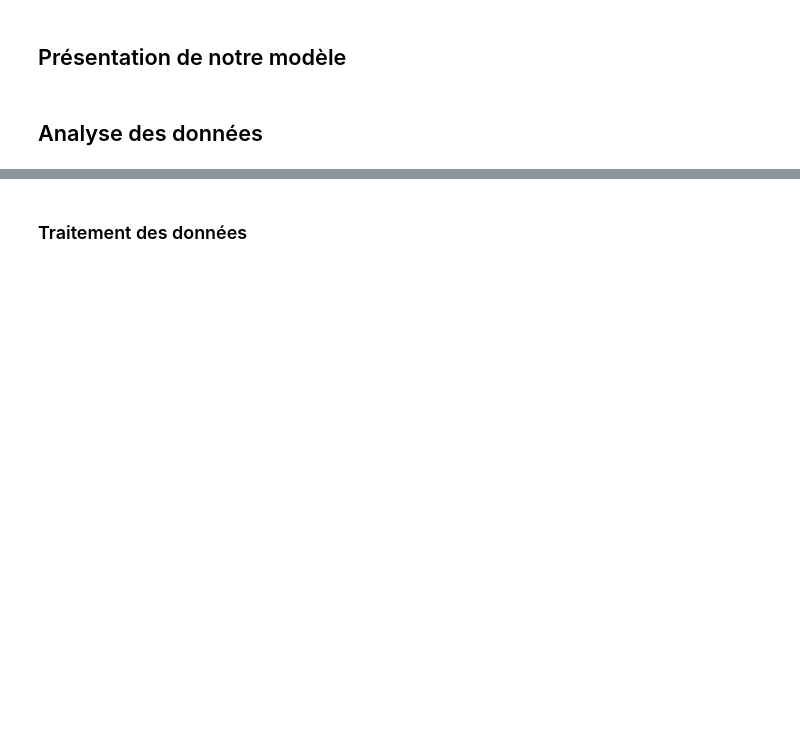
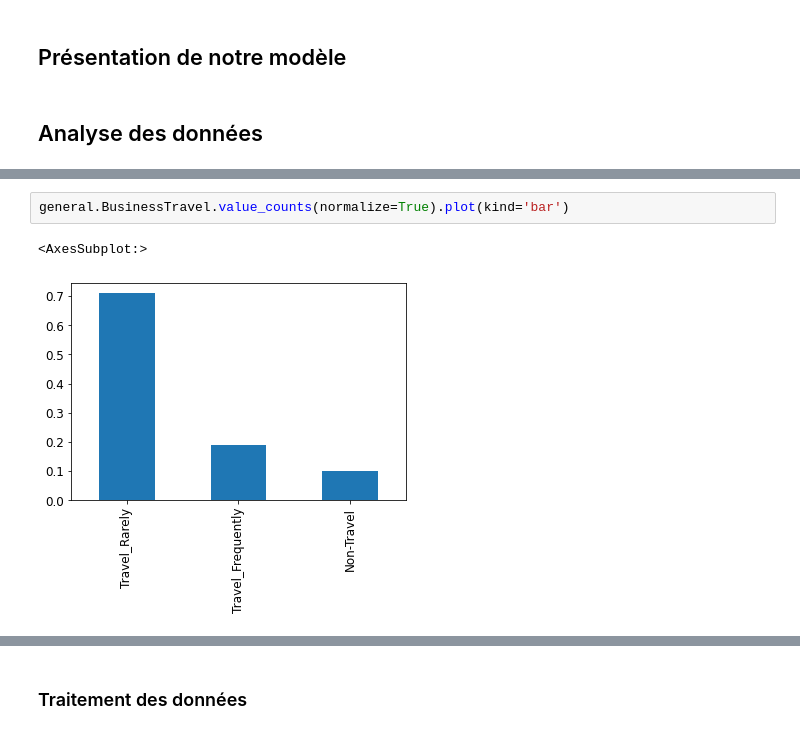
Before and after one commit to atarte/artificial_intelligence, a Jupyter notebook: Presentation.ipynb, the cells around one changed output, grey strips where cells are left out. Cells and saved outputs as stored; diff of their text form; blank space fills up the shorter version.

```diff
--- a/Presentation.ipynb
+++ b/Presentation.ipynb
@@ -12,0 +33,5 @@ Groupe 5: Catarina Silva Roriz, Yusong Zhang, Valentin Malhas, Antoine Tarte
+# %%
+general.BusinessTravel.value_counts(normalize=True).plot(kind='bar')
+# %% [output]
+<AxesSubplot:>
+[figure, added]
```
Also changed, not shown: parts of 6 cells of this notebook.
